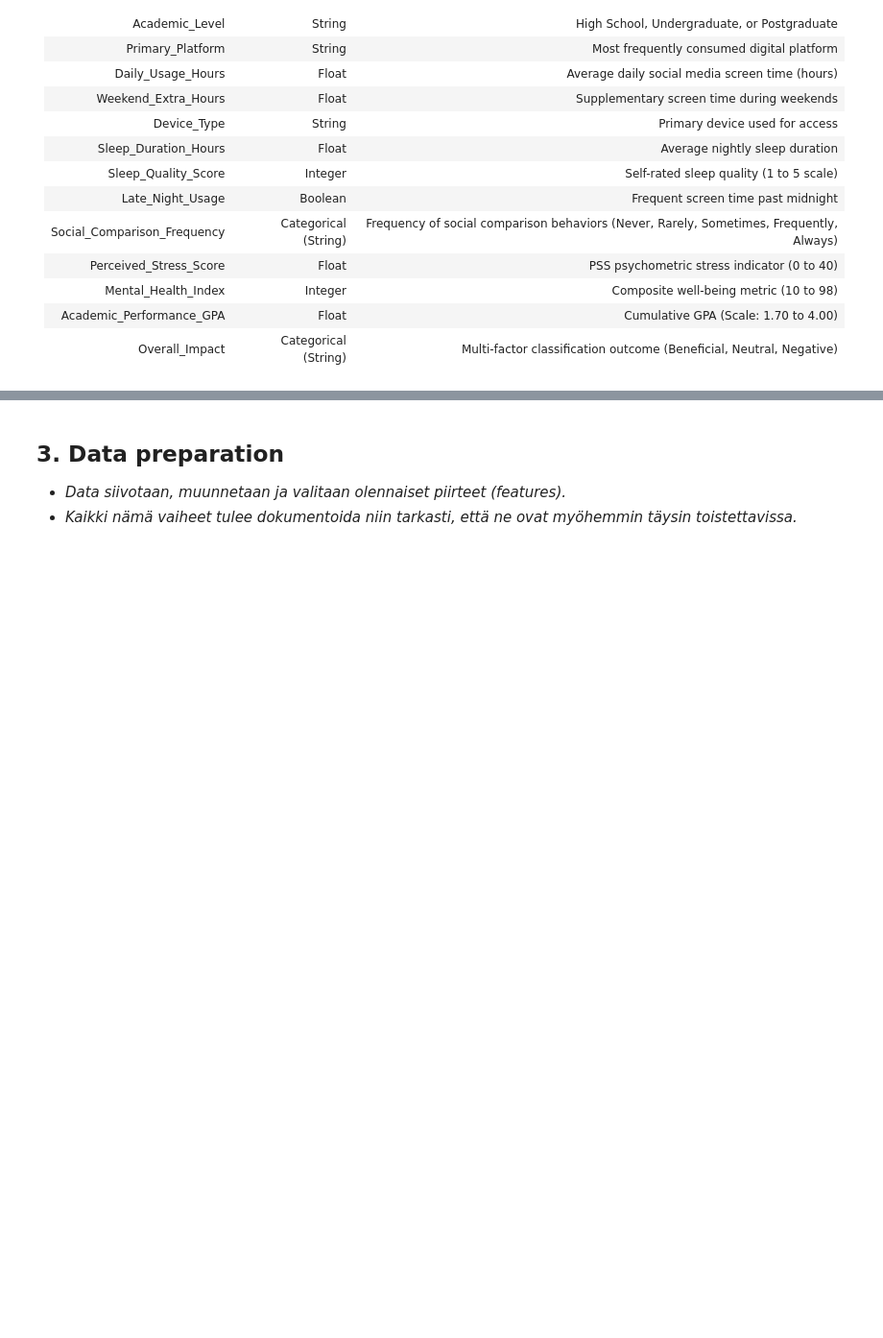
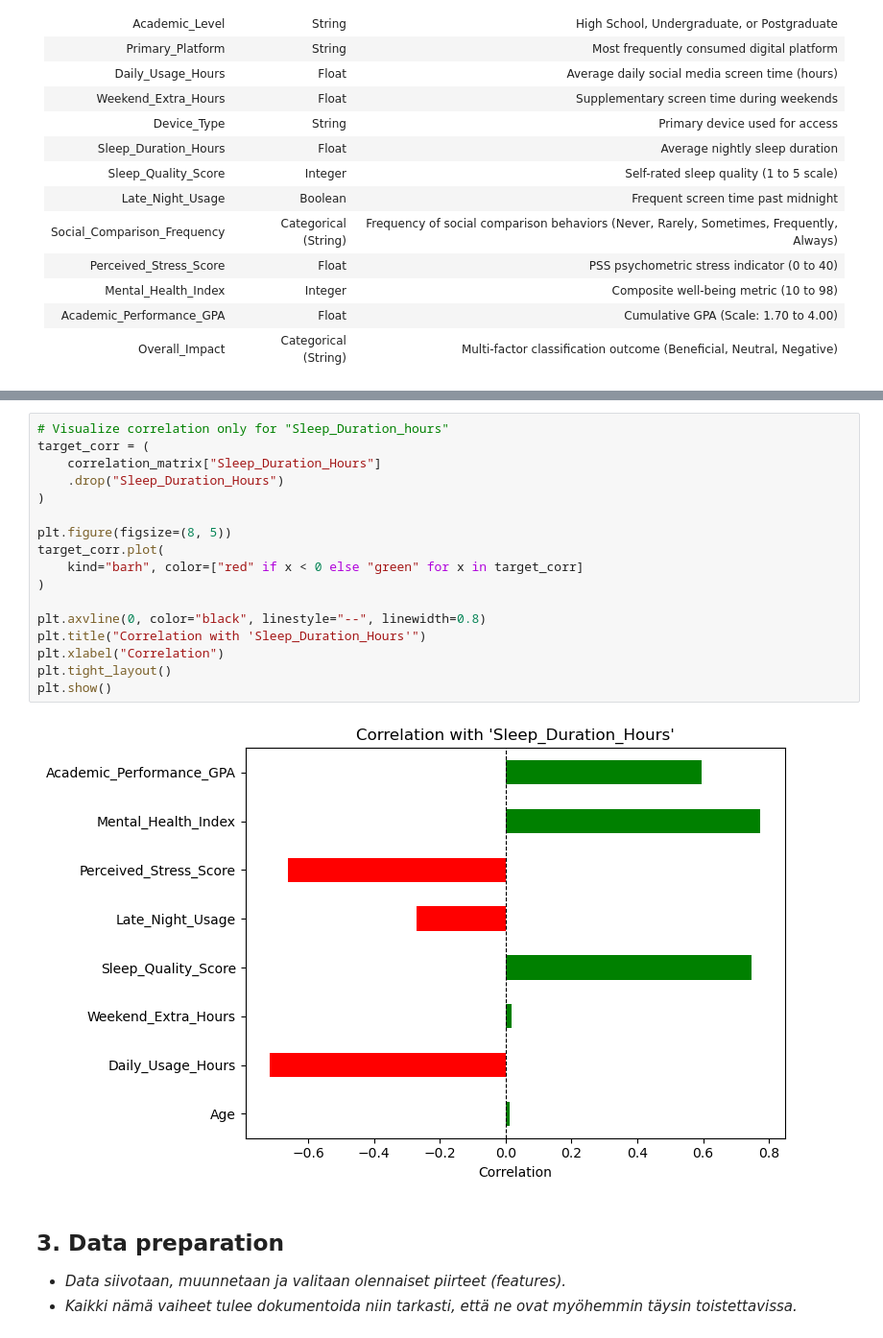
Before and after one commit to mehiis/data-processing-and-machine-learning-metropolia-group7, a Jupyter notebook: assignment-06-practice-project/practice-project.ipynb, the cells around one changed output, grey strips where cells are left out. Shown at 96% size. Cells and saved outputs as stored; diff of their text form; blank space fills up the shorter version.

```diff
--- a/assignment-06-practice-project/practice-project.ipynb
+++ b/assignment-06-practice-project/practice-project.ipynb
@@ -73,3 +106,22 @@ The dataset has 16 metrics, student id included. The different metrics and their
+# %%
+# Visualize correlation only for "Sleep_Duration_hours"
+target_corr = (
+    correlation_matrix["Sleep_Duration_Hours"]
+    .drop("Sleep_Duration_Hours")
+)
+
+plt.figure(figsize=(8, 5))
+target_corr.plot(
+    kind="barh", color=["red" if x < 0 else "green" for x in target_corr]
+)
+
+plt.axvline(0, color="black", linestyle="--", linewidth=0.8)
+plt.title("Correlation with 'Sleep_Duration_Hours'")
+plt.xlabel("Correlation")
+plt.tight_layout()
+plt.show()
+# %% [output]
+[figure, added]
 # %% [markdown]
 <h2>3. Data preparation</h2>
 
```
Also changed, not shown: parts of 7 cells of this notebook.
